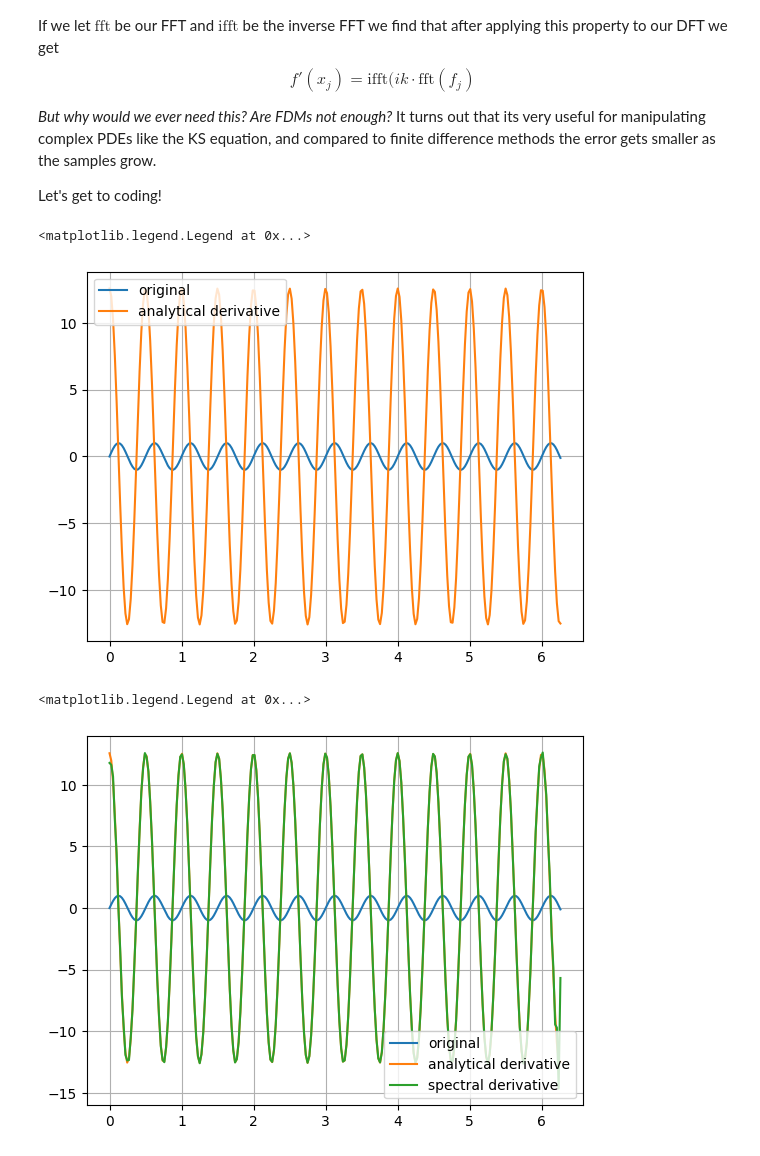
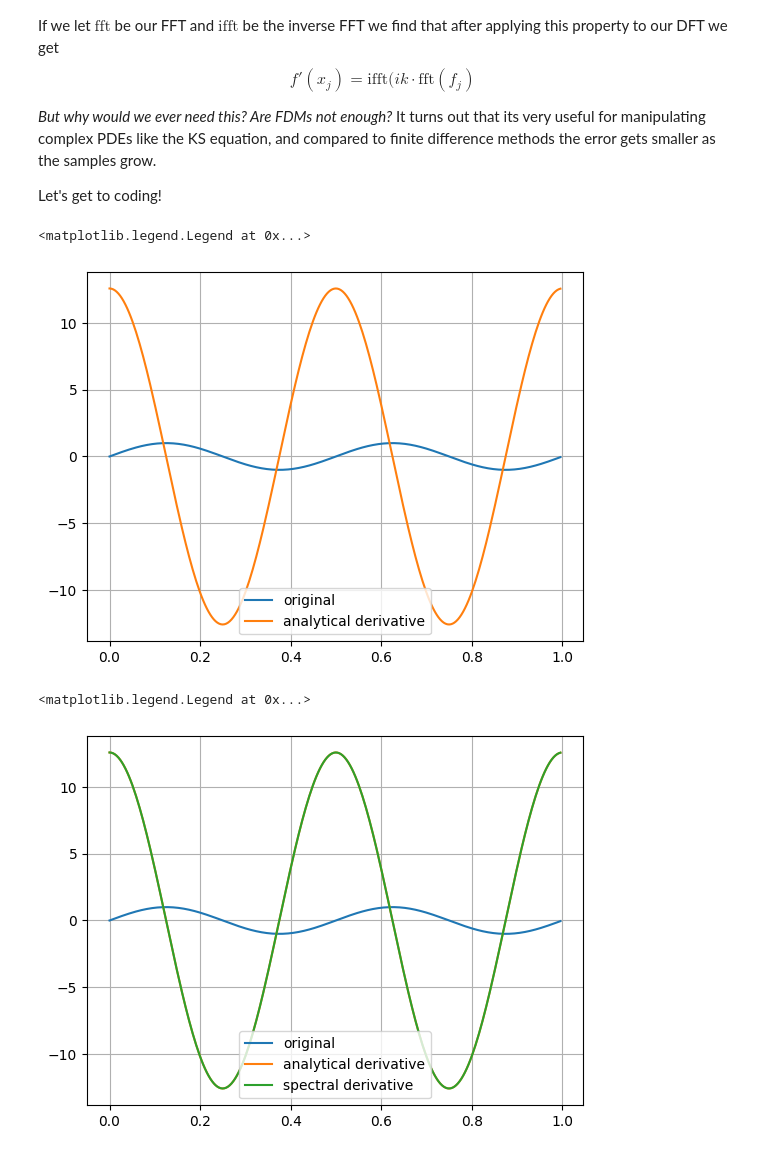
Before and after one commit to kris-gaudel/pinn, a Jupyter notebook: models/spectral_dx.ipynb, the cells around one changed output. Cells and saved outputs as stored; diff of their text form; code cells hidden in the pictures.

```diff
--- a/models/spectral_dx.ipynb
+++ b/models/spectral_dx.ipynb
@@ -42,9 +42,9 @@ import numpy as np
 import matplotlib.pyplot as plt
 
 #
-L = 2 * np.pi
+L = 1.0
 N = 256
-mesh = np.linspace(0,L,N, endpoint=False)
+mesh_1d = np.linspace(0,L,N, endpoint=False)
 
 def f(x):
   return np.sin(4 * np.pi * x)
@@ -52,25 +52,25 @@ def f(x):
 def f_prime(x):
   return 4 * np.pi * np.cos(4 * np.pi * x)
 
-f_h = f(mesh)
-f_prime_h = f_prime(mesh)
+f_h = f(mesh_1d)
+f_prime_h = f_prime(mesh_1d)
 
-plt.plot(mesh, f_h, label="original")
-plt.plot(mesh, f_prime_h, label="analytical derivative")
+plt.plot(mesh_1d, f_h, label="original")
+plt.plot(mesh_1d, f_prime_h, label="analytical derivative")
 plt.grid()
 plt.legend()
 # %% [output]
 <matplotlib.legend.Legend at 0x...>
-[figure, old version]
+[figure, new version]
 # %%
 k = np.fft.fftfreq(N, d=L/(N * 2 * np.pi))
 f_prime_fft_h = np.fft.ifft(1j * k * np.fft.fft(f_h)).real
 
-plt.plot(mesh, f_h, label="original")
-plt.plot(mesh, f_prime_h, label="analytical derivative")
-plt.plot(mesh, f_prime_fft_h, label="spectral derivative")
+plt.plot(mesh_1d, f_h, label="original")
+plt.plot(mesh_1d, f_prime_h, label="analytical derivative")
+plt.plot(mesh_1d, f_prime_fft_h, label="spectral derivative")
 plt.grid()
 plt.legend()
 # %% [output]
 <matplotlib.legend.Legend at 0x...>
-[figure, old version]
+[figure, new version]
```
Also changed, not shown: parts of 7 cells of this notebook.
